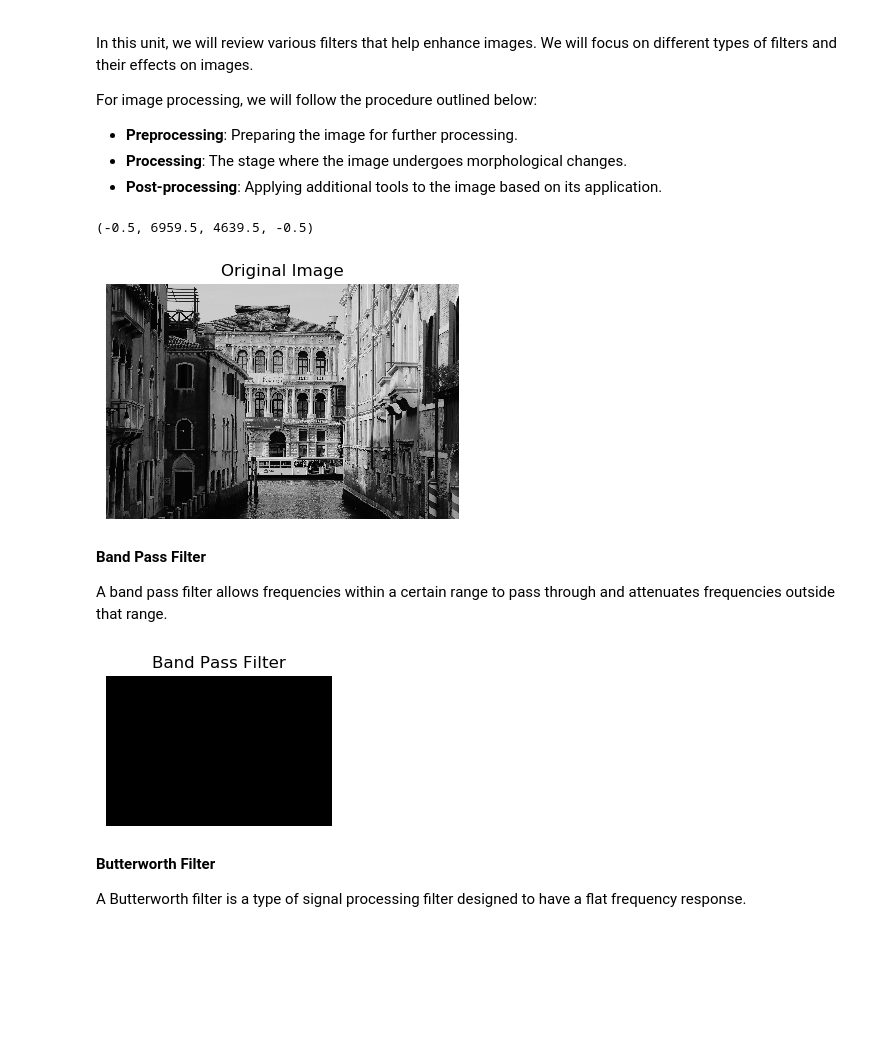
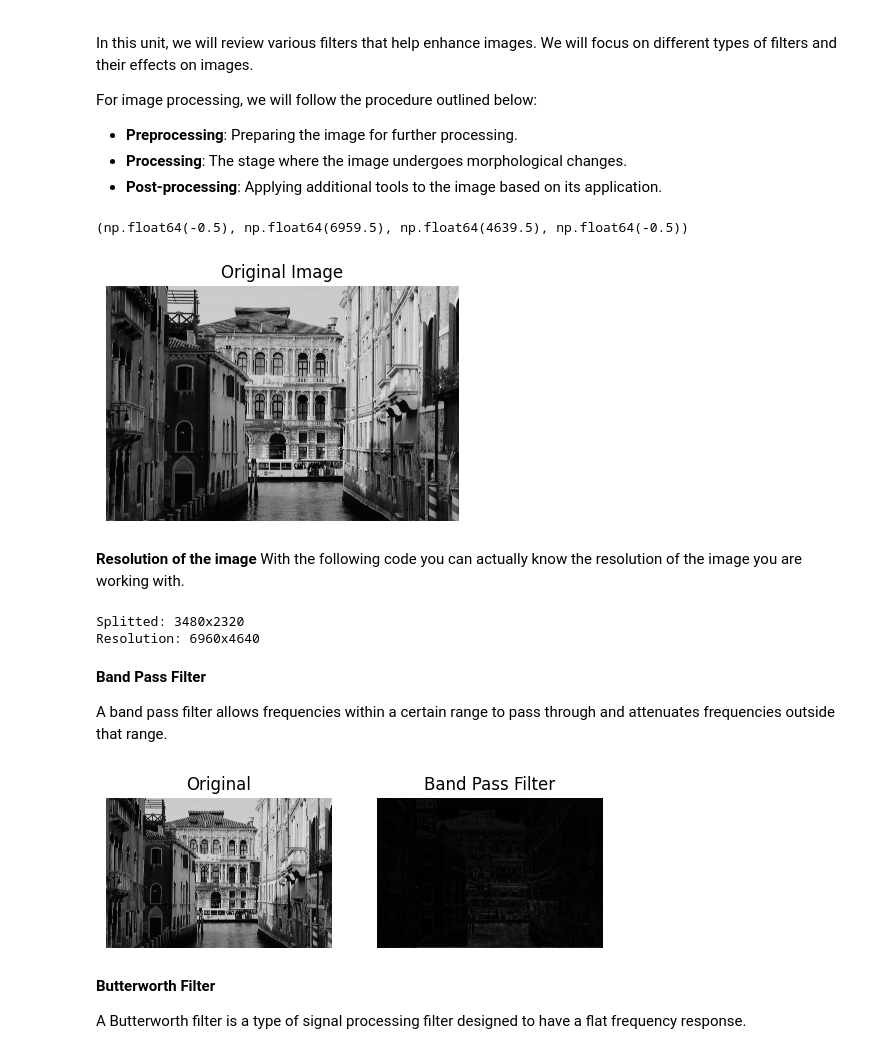
Before and after one commit to josegzl/Image-Processing, a Jupyter notebook: image_enhancement/T2_U2.ipynb, the cells around one changed output. Saved outputs shown, nothing was run; the diff lists cells and outputs as text; code cells hidden in the pictures; blank space fills up the shorter version.

```diff
--- a/image_enhancement/T2_U2.ipynb
+++ b/image_enhancement/T2_U2.ipynb
@@ -14,7 +14,15 @@ import numpy as np
 import matplotlib.pyplot as plt
 
 # Loading the image
-image = cv2.imread('//home//jose//github//image_enhancement//images//image3.jpg', cv2.IMREAD_GRAYSCALE)
+image = cv2.imread('images\\image1.jpg',cv2.IMREAD_GRAYSCALE)
+
+#function to normalize images to convert
+def normalize_image(image):
+
+    image = np.clip(image, 0, 255)
+    image = (255 * (image - np.min(image)) / (np.max(image) - np.min(image))).astype(np.uint8)
+    return image
+
 
 plt.figure(figsize=(10, 5))
 plt.subplot(1, 2, 1)
@@ -22,8 +30,26 @@ plt.title('Original Image')
 plt.imshow(image, cmap='gray')
 plt.axis('off')
 # %% [output]
-(-0.5, 6959.5, 4639.5, -0.5)
+(np.float64(-0.5), np.float64(6959.5), np.float64(4639.5), np.float64(-0.5))
-[figure, old version]
+[figure, new version]
+# %% [markdown]
+**Resolution of the image**
+With the following code you can actually know the resolution of the image you are working with.
+# %%
+# Convert the image to a NumPy array if needed
+image_array = np.array(image)
+spllited=[]
+# Get the dimensions of the image
+height, width = image_array.shape[:2]
+for res in image_array.shape[:2]:
+    spllited.append(res//2)
+print(f"Splitted: {spllited[1]}x{spllited[0]}")
+
+# Print the resolution
+print(f"Resolution: {width}x{height}")
+# %% [output]
+Splitted: 3480x2320
+Resolution: 6960x4640
 # %% [markdown]
 **Band Pass Filter**
 
@@ -31,32 +57,39 @@ A band pass filter allows frequencies within a certain range to pass through and
 # %%
 def band_pass_filter(image, low_freq, high_freq):
     rows, cols = image.shape
     crow, ccol = rows // 2, cols // 2
 
     dft = np.fft.fft2(image)
     dft_shift = np.fft.fftshift(dft)
 
     mask = np.zeros((rows, cols), np.uint8)
+
     mask[crow-low_freq:crow+low_freq, ccol-low_freq:ccol+low_freq] = 1
     mask[crow-high_freq:crow+high_freq, ccol-high_freq:ccol+high_freq] = 0
 
     fshift = dft_shift * mask
     f_ishift = np.fft.ifftshift(fshift)
     img_back = np.fft.ifft2(f_ishift)
     img_back = np.abs(img_back)
     return img_back
 
-low_freq = 30
-high_freq = 60
+low_freq = 3000
+high_freq = 20
 band_pass_image = band_pass_filter(image, low_freq, high_freq)
+
+plt.subplot(1, 2, 1)
+plt.title('Original')
+plt.imshow(image, cmap='gray')
+plt.axis('off')
+
 
 plt.subplot(1, 2, 2)
 plt.title('Band Pass Filter')
 plt.imshow(band_pass_image, cmap='gray')
 plt.axis('off')
 plt.show()
 # %% [output]
-[figure, old version]
+[figure, new version]
 # %% [markdown]
 **Butterworth Filter**
 
```
Also changed, not shown: parts of 5 cells of this notebook, 1 other file.
